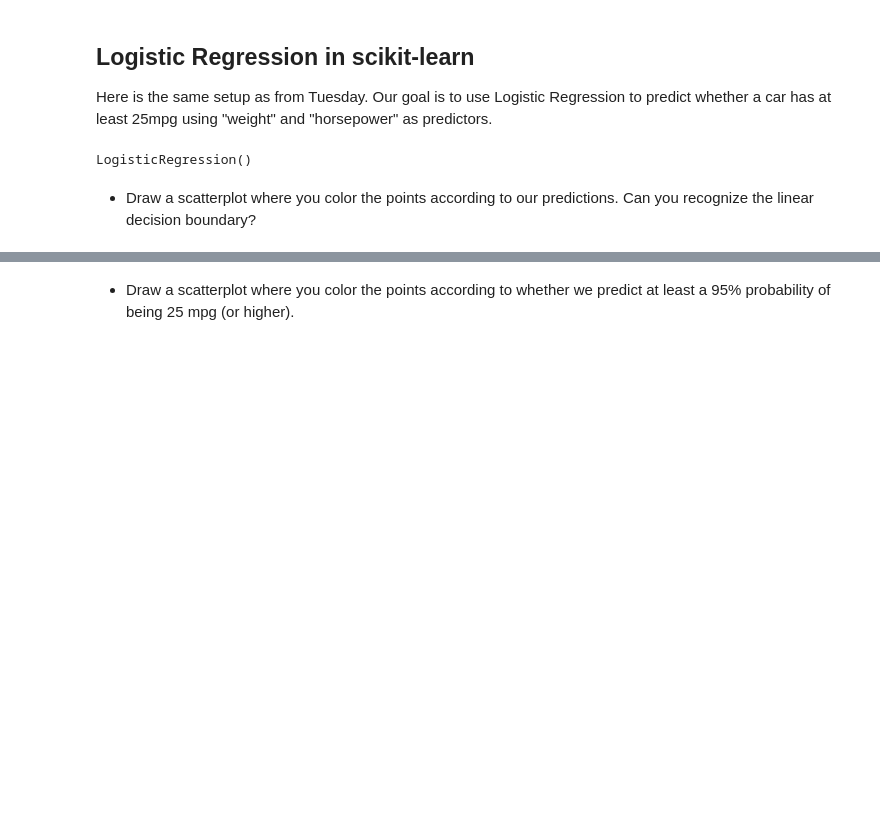
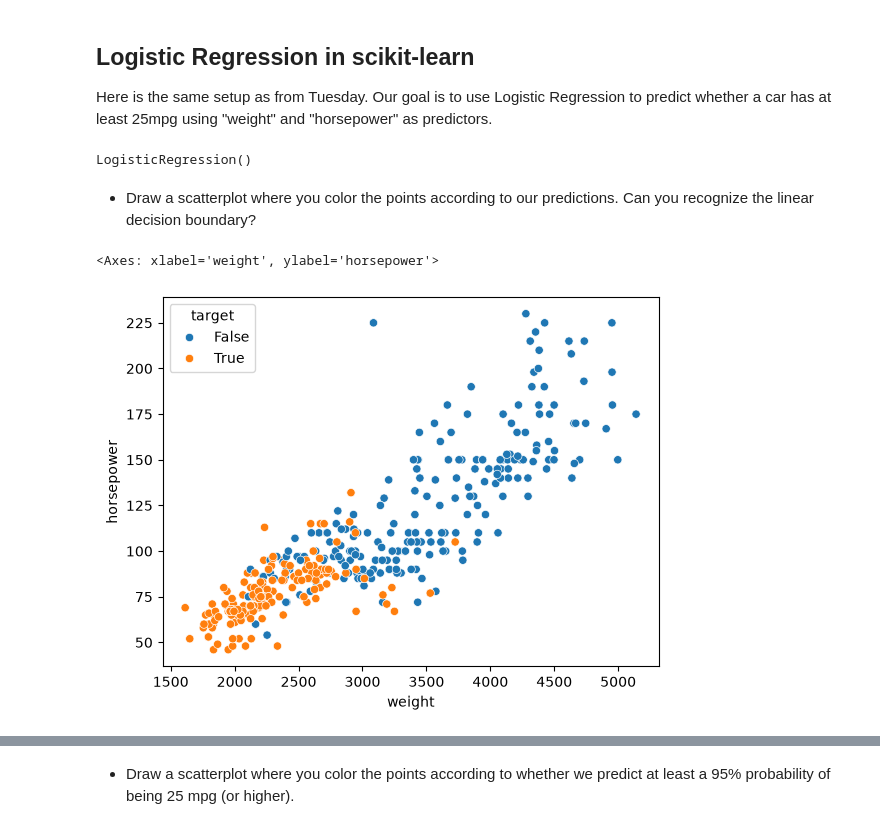
Before and after one commit to ChristopherDavisUCI/AISCI210-Unit1-ML, a Jupyter notebook: Week4-Thursday.ipynb, the cells around one changed output, grey strips where cells are left out. Cells and saved outputs as stored; diff of their text form; code cells hidden in the pictures; blank space fills up the shorter version.

```diff
--- a/Week4-Thursday.ipynb
+++ b/Week4-Thursday.ipynb
@@ -25,3 +25,14 @@ clf.fit(df[["weight", "horsepower"]], df["target"])
 LogisticRegression()
 # %% [markdown]
 * Draw a scatterplot where you color the points according to our predictions.  Can you recognize the linear decision boundary?
+# %%
+# actual values, not the predictions
+sns.scatterplot(
+    x="weight",
+    y="horsepower",
+    hue="target",
+    data=df
+)
+# %% [output]
+<Axes: xlabel='weight', ylabel='horsepower'>
+[figure, added]
```
Also changed, not shown: parts of 34 cells of this notebook.
